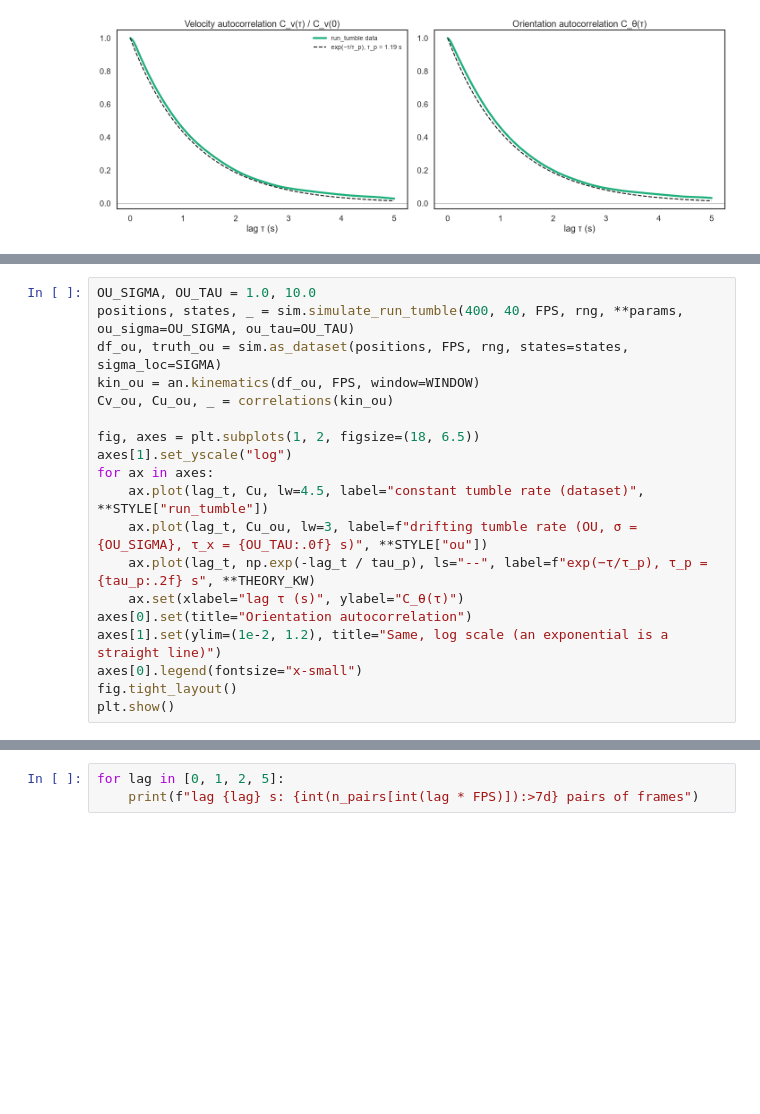
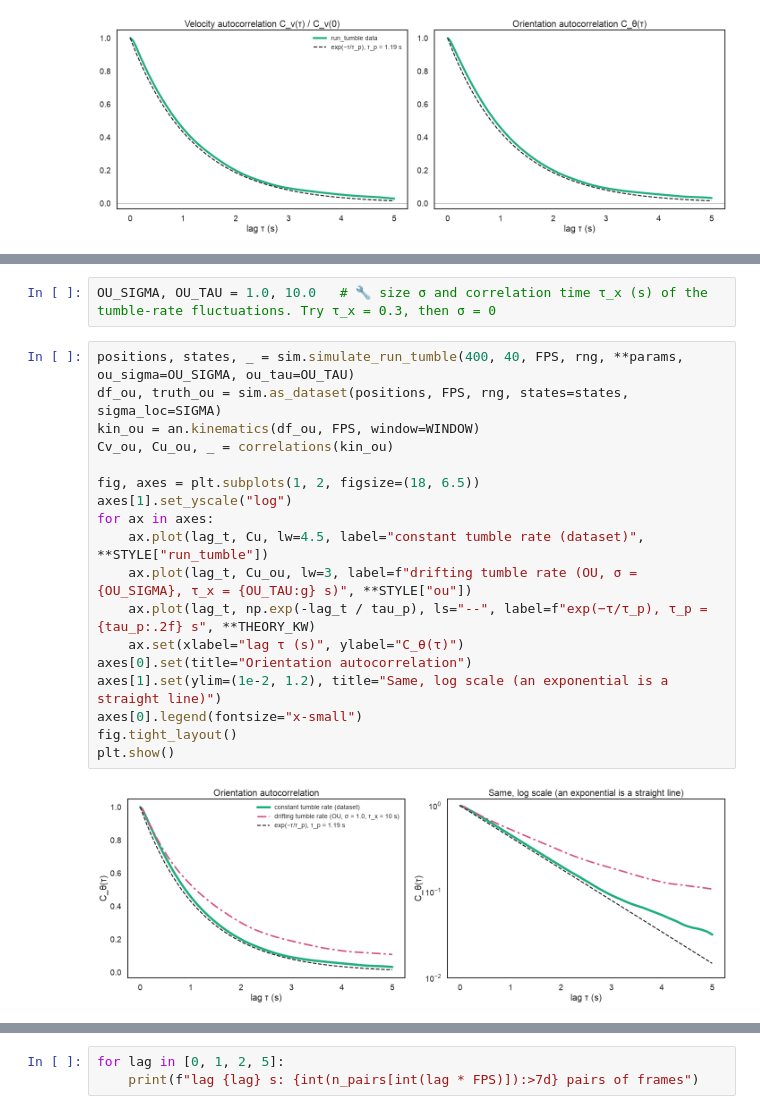
Before and after one commit to emonetlab/random_walk, a Jupyter notebook: notebooks/NB1_tracks_to_states.ipynb, the cells around one changed output, grey strips where cells are left out. Saved outputs shown, nothing was run; the diff lists cells and outputs as text; blank space fills up the shorter version.

```diff
--- a/notebooks/NB1_tracks_to_states.ipynb
+++ b/notebooks/NB1_tracks_to_states.ipynb
@@ -341,19 +396,0 @@ We simulate cells that are identical to the dataset except for this drift ($\sig
-# %%
-OU_SIGMA, OU_TAU = 1.0, 10.0
-positions, states, _ = sim.simulate_run_tumble(400, 40, FPS, rng, **params, ou_sigma=OU_SIGMA, ou_tau=OU_TAU)
-df_ou, truth_ou = sim.as_dataset(positions, FPS, rng, states=states, sigma_loc=SIGMA)
-kin_ou = an.kinematics(df_ou, FPS, window=WINDOW)
-Cv_ou, Cu_ou, _ = correlations(kin_ou)
-
-fig, axes = plt.subplots(1, 2, figsize=(18, 6.5))
-axes[1].set_yscale("log")
-for ax in axes:
-    ax.plot(lag_t, Cu, lw=4.5, label="constant tumble rate (dataset)", **STYLE["run_tumble"])
-    ax.plot(lag_t, Cu_ou, lw=3, label=f"drifting tumble rate (OU, σ = {OU_SIGMA}, τ_x = {OU_TAU:.0f} s)", **STYLE["ou"])
-    ax.plot(lag_t, np.exp(-lag_t / tau_p), ls="--", label=f"exp(−τ/τ_p), τ_p = {tau_p:.2f} s", **THEORY_KW)
-    ax.set(xlabel="lag τ (s)", ylabel="C_θ(τ)")
-axes[0].set(title="Orientation autocorrelation")
-axes[1].set(ylim=(1e-2, 1.2), title="Same, log scale (an exponential is a straight line)")
-axes[0].legend(fontsize="x-small")
-fig.tight_layout()
-plt.show()
@@ -362 +404,23 @@ plt.show()
+# %%
+OU_SIGMA, OU_TAU = 1.0, 10.0   # 🔧 size σ and correlation time τ_x (s) of the tumble-rate fluctuations. Try τ_x = 0.3, then σ = 0
+# %%
+positions, states, _ = sim.simulate_run_tumble(400, 40, FPS, rng, **params, ou_sigma=OU_SIGMA, ou_tau=OU_TAU)
+df_ou, truth_ou = sim.as_dataset(positions, FPS, rng, states=states, sigma_loc=SIGMA)
+kin_ou = an.kinematics(df_ou, FPS, window=WINDOW)
+Cv_ou, Cu_ou, _ = correlations(kin_ou)
+
+fig, axes = plt.subplots(1, 2, figsize=(18, 6.5))
+axes[1].set_yscale("log")
+for ax in axes:
+    ax.plot(lag_t, Cu, lw=4.5, label="constant tumble rate (dataset)", **STYLE["run_tumble"])
+    ax.plot(lag_t, Cu_ou, lw=3, label=f"drifting tumble rate (OU, σ = {OU_SIGMA}, τ_x = {OU_TAU:g} s)", **STYLE["ou"])
+    ax.plot(lag_t, np.exp(-lag_t / tau_p), ls="--", label=f"exp(−τ/τ_p), τ_p = {tau_p:.2f} s", **THEORY_KW)
+    ax.set(xlabel="lag τ (s)", ylabel="C_θ(τ)")
+axes[0].set(title="Orientation autocorrelation")
+axes[1].set(ylim=(1e-2, 1.2), title="Same, log scale (an exponential is a straight line)")
+axes[0].legend(fontsize="x-small")
+fig.tight_layout()
+plt.show()
+# %% [output]
+[figure, added]
 # %% [markdown]
```
Also changed, not shown: parts of 27 cells of this notebook, 6 other files.
